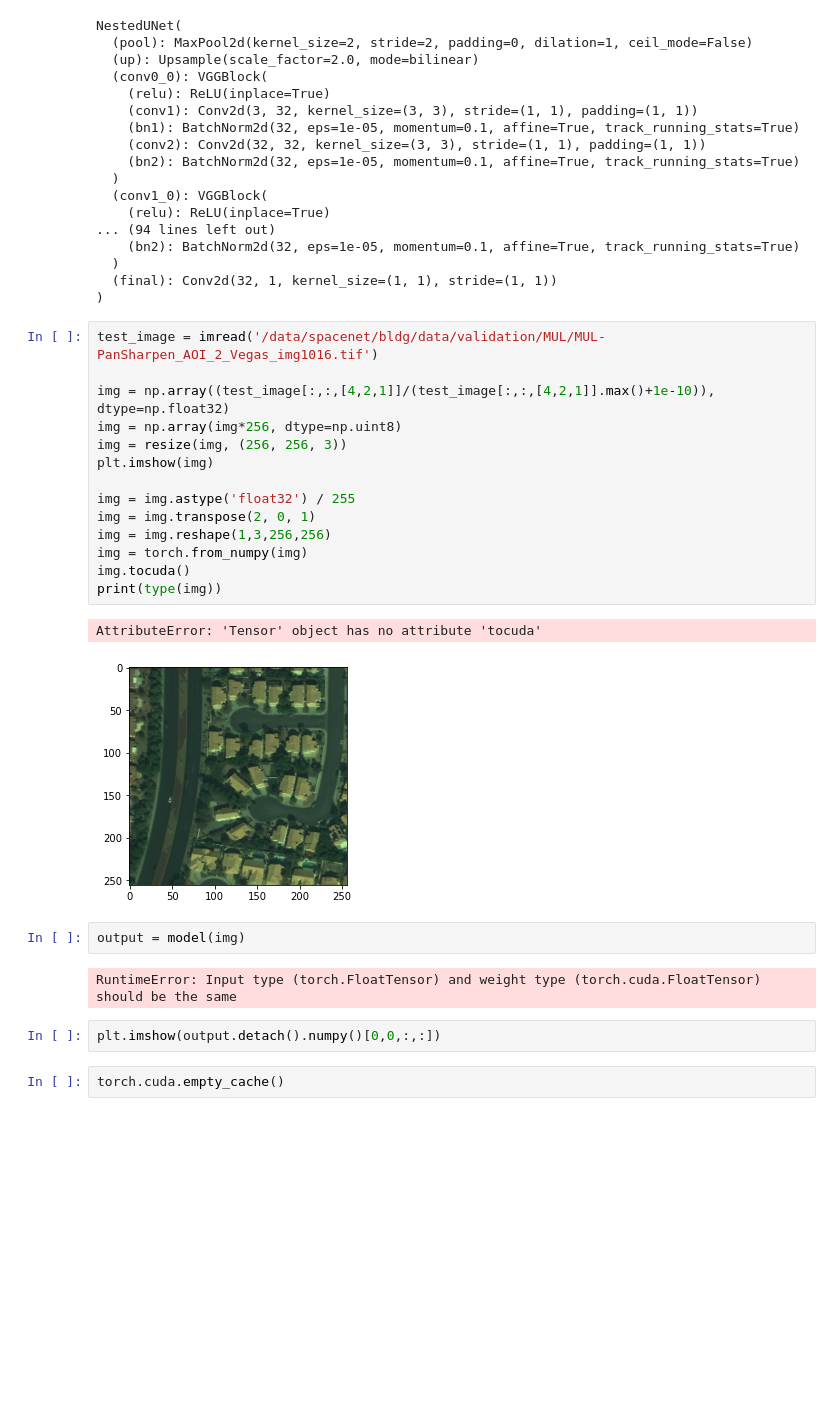
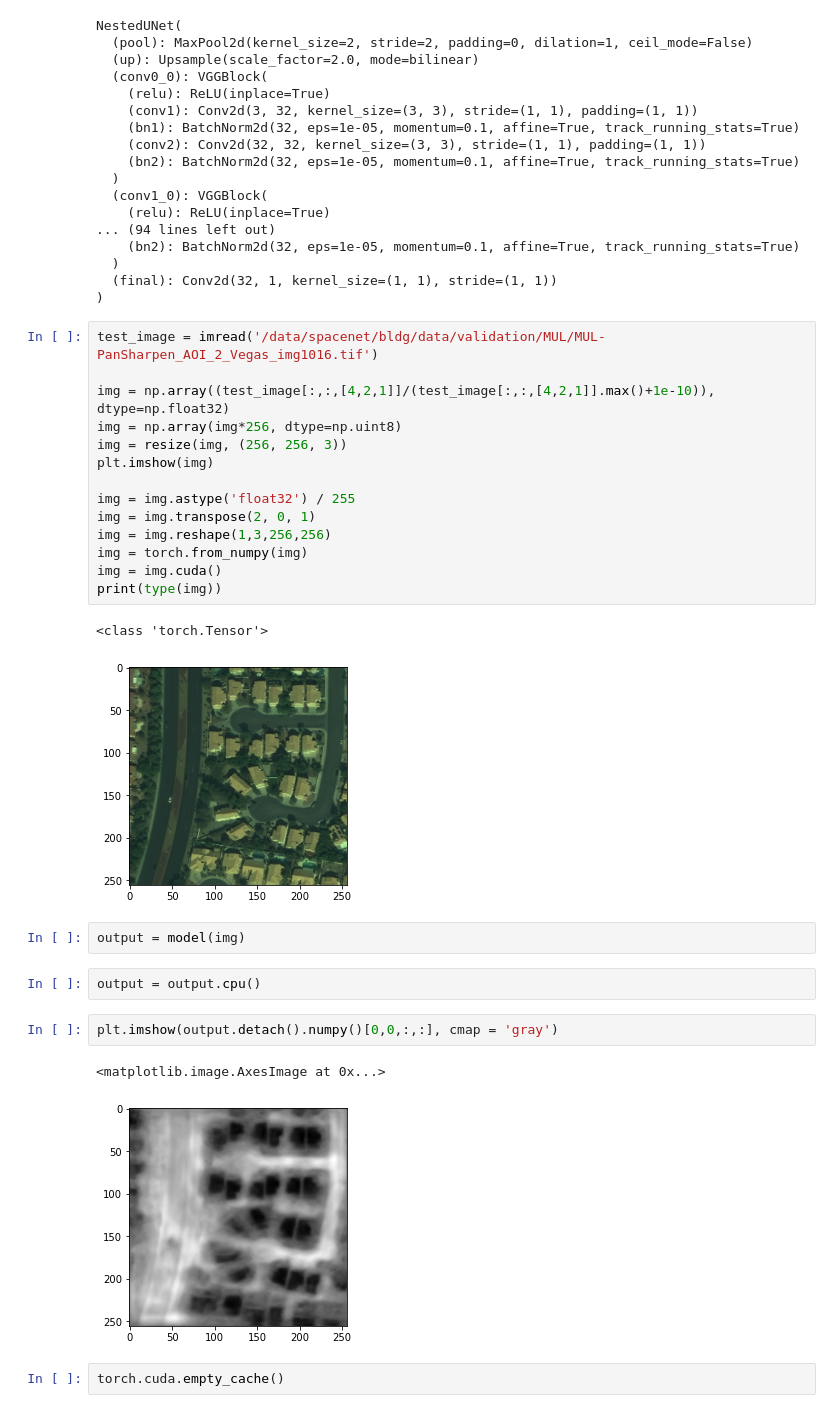
Before and after one commit to bryanjonas/pytorch-nested-unet, a Jupyter notebook: InferenceNotebook.ipynb, the cells around one changed output. Saved outputs shown, nothing was run; the diff lists cells and outputs as text; blank space fills up the shorter version.

```diff
--- a/InferenceNotebook.ipynb
+++ b/InferenceNotebook.ipynb
@@ -49,16 +49,19 @@ img = img.astype('float32') / 255
 img = img.transpose(2, 0, 1)
 img = img.reshape(1,3,256,256)
 img = torch.from_numpy(img)
-img.tocuda()
+img = img.cuda()
 print(type(img))
 # %% [output]
-AttributeError: 'Tensor' object has no attribute 'tocuda'
+<class 'torch.Tensor'>
 [figure]
 # %%
 output = model(img)
-# %% [output]
-RuntimeError: Input type (torch.FloatTensor) and weight type (torch.cuda.FloatTensor) should be the same
+# %%
+output = output.cpu()
 # %%
-plt.imshow(output.detach().numpy()[0,0,:,:])
+plt.imshow(output.detach().numpy()[0,0,:,:], cmap = 'gray')
+# %% [output]
+<matplotlib.image.AxesImage at 0x...>
+[figure, added]
 # %%
 torch.cuda.empty_cache()
```
Also changed, not shown: 14 other files.
